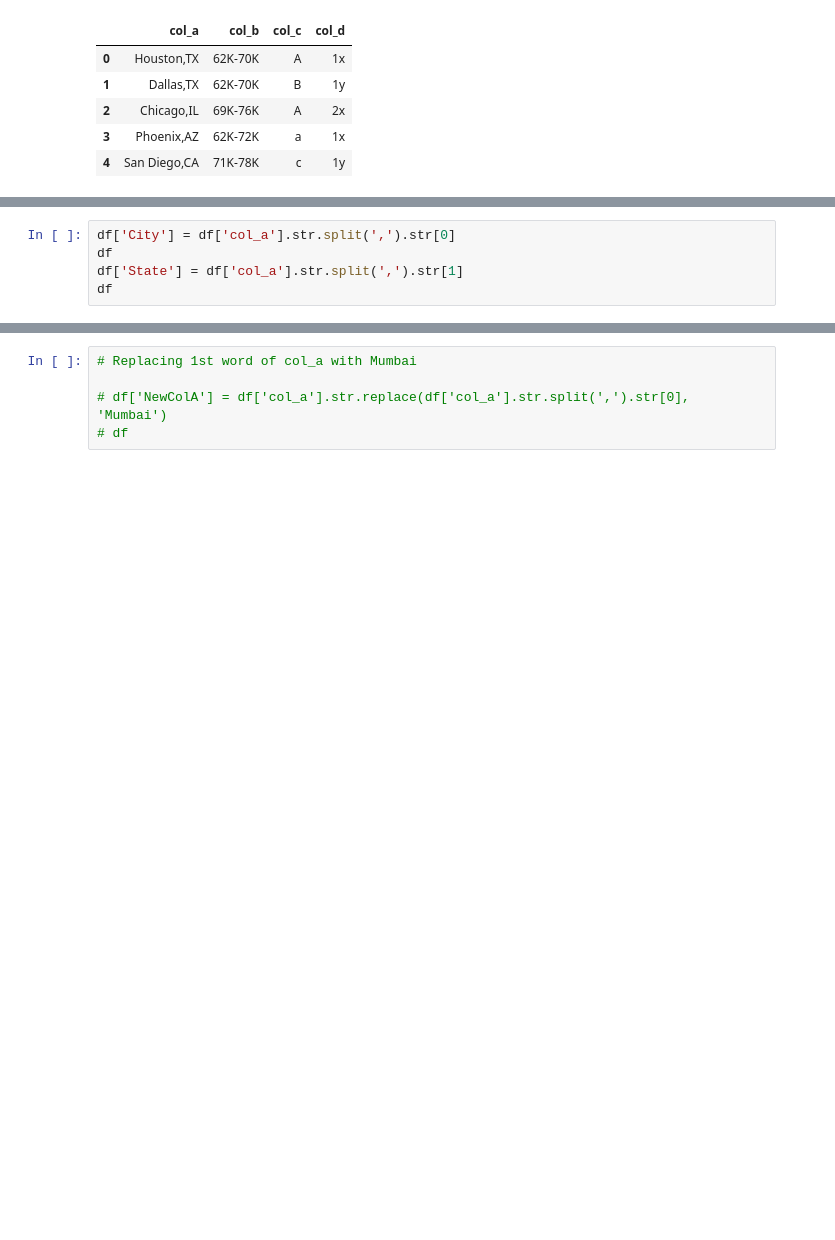
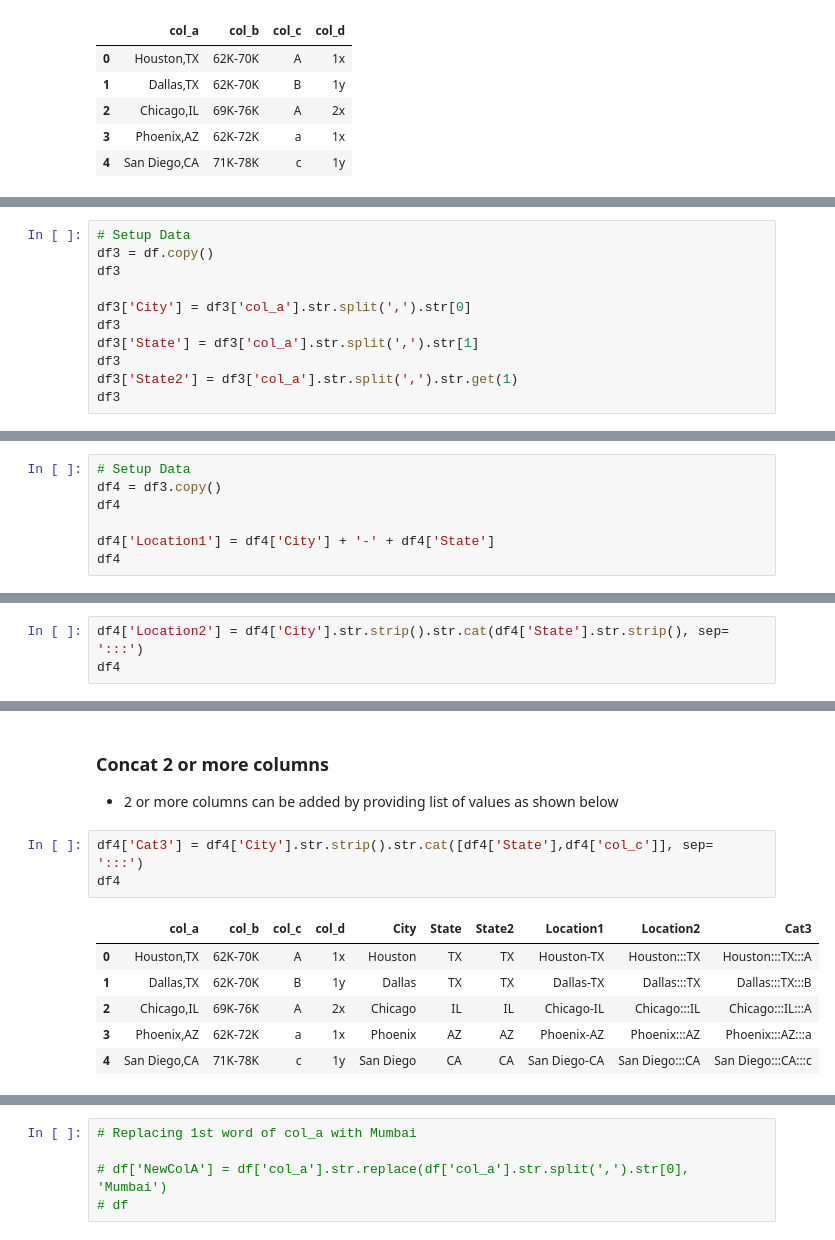
Before and after one commit to AbhishekKumar-0311/Machine-Learning-with-Python, a Jupyter notebook: Pandas/Learning_Pandas_Part_6_CharacterOperations.ipynb, the cells around one changed output, grey strips where cells are left out. Saved outputs shown, nothing was run; the diff lists cells and outputs as text; blank space fills up the shorter version.

```diff
--- a/Pandas/Learning_Pandas_Part_6_CharacterOperations.ipynb
+++ b/Pandas/Learning_Pandas_Part_6_CharacterOperations.ipynb
@@ -99,6 +171,12 @@ df
 # %%
-df['City'] = df['col_a'].str.split(',').str[0]
-df
-df['State'] = df['col_a'].str.split(',').str[1]
-df
+# Setup Data
+df3 = df.copy()
+df3
+
+df3['City'] = df3['col_a'].str.split(',').str[0]
+df3
+df3['State'] = df3['col_a'].str.split(',').str[1]
+df3
+df3['State2'] = df3['col_a'].str.split(',').str.get(1)
+df3
 # %% [output]
@@ -129,0 +242,7 @@ df
+# %%
+# Setup Data
+df4 = df3.copy()
+df4
+
+df4['Location1'] = df4['City'] + '-' + df4['State']
+df4
@@ -129,0 +267,3 @@ df
+# %%
+df4['Location2'] = df4['City'].str.strip().str.cat(df4['State'].str.strip(), sep= ':::')
+df4
@@ -129,0 +277,13 @@ df
+# %% [markdown]
+### Concat 2 or more columns
+- 2 or more columns can be added by providing list of values as shown below
+# %%
+df4['Cat3'] = df4['City'].str.strip().str.cat([df4['State'],df4['col_c']], sep= ':::')
+df4
+# %% [output]
+|  | col_a | col_b | col_c | col_d | City | State | State2 | Location1 | Location2 | Cat3 |
+| 0 | Houston,TX | 62K-70K | A | 1x | Houston | TX | TX | Houston-TX | Houston:::TX | Houston:::TX:::A |
+| 1 | Dallas,TX | 62K-70K | B | 1y | Dallas | TX | TX | Dallas-TX | Dallas:::TX | Dallas:::TX:::B |
+| 2 | Chicago,IL | 69K-76K | A | 2x | Chicago | IL | IL | Chicago-IL | Chicago:::IL | Chicago:::IL:::A |
+| 3 | Phoenix,AZ | 62K-72K | a | 1x | Phoenix | AZ | AZ | Phoenix-AZ | Phoenix:::AZ | Phoenix:::AZ:::a |
+| 4 | San Diego,CA | 71K-78K | c | 1y | San Diego | CA | CA | San Diego-CA | San Diego:::CA | San Diego:::CA:::c |
```
Also changed, not shown: parts of 78 cells of this notebook, 1 other file.
